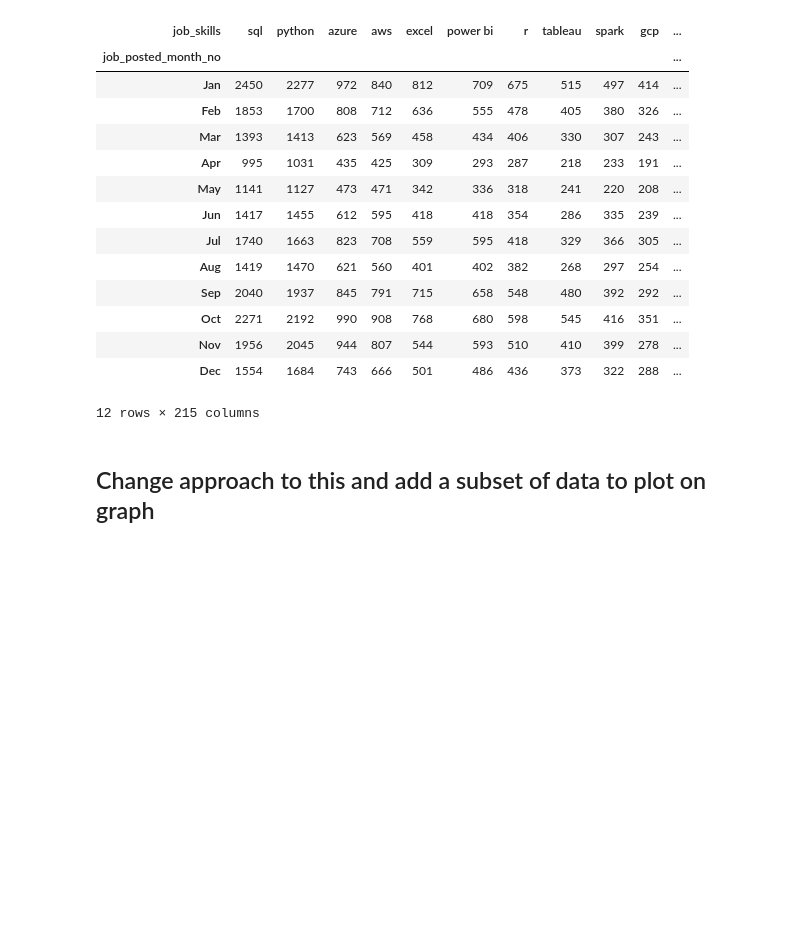
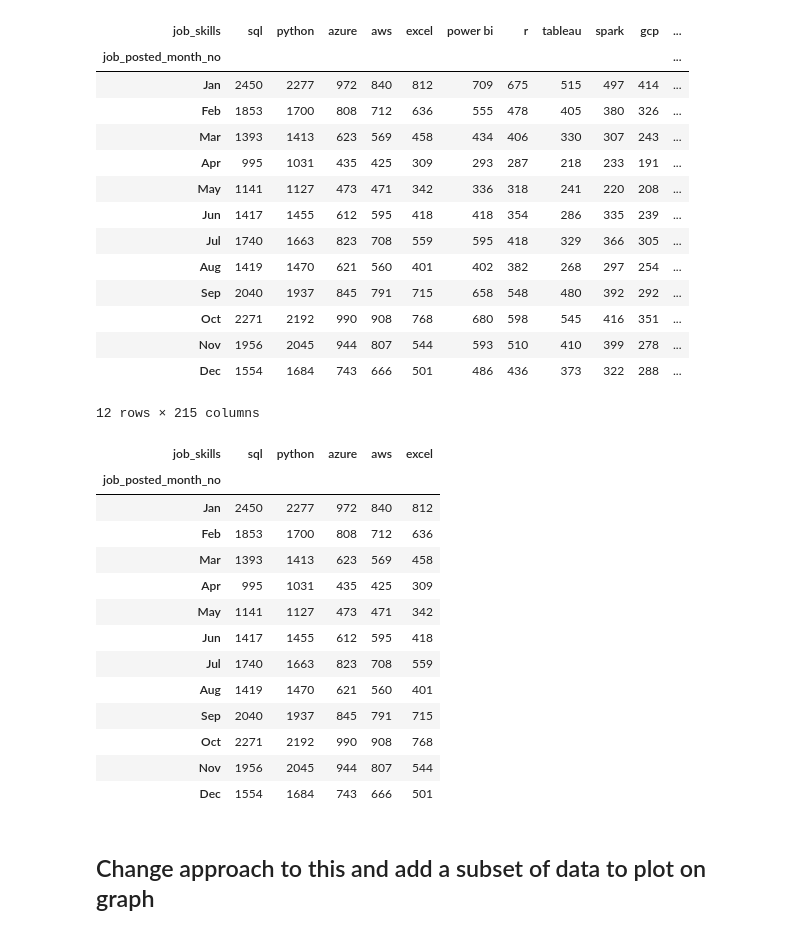
Before and after one commit to Mizan95/Project_Data_Analysis, a Jupyter notebook: 3_Trend_Skills_through_Year.ipynb, the cells around one changed output. Drawn from its saved outputs; the diff is of its cells as text; code cells hidden in the pictures; blank space fills up the shorter version.

```diff
--- a/3_Trend_Skills_through_Year.ipynb
+++ b/3_Trend_Skills_through_Year.ipynb
@@ -95,6 +137,25 @@ df_UK_exploded_pivot
 | Nov | 1956 | 2045 | 944 | 807 | 544 | 593 | 510 | 410 | 399 | 278 | ... |
 | Dec | 1554 | 1684 | 743 | 666 | 501 | 486 | 436 | 373 | 322 | 288 | ... |
 12 rows × 215 columns
+# %%
+data_subset = df_UK_exploded_pivot.iloc[:, :5]
+
+data_subset
+# %% [output]
+| job_skills | sql | python | azure | aws | excel |
+| job_posted_month_no |  |  |  |  |  |
+| Jan | 2450 | 2277 | 972 | 840 | 812 |
+| Feb | 1853 | 1700 | 808 | 712 | 636 |
+| Mar | 1393 | 1413 | 623 | 569 | 458 |
+| Apr | 995 | 1031 | 435 | 425 | 309 |
+| May | 1141 | 1127 | 473 | 471 | 342 |
+| Jun | 1417 | 1455 | 612 | 595 | 418 |
+| Jul | 1740 | 1663 | 823 | 708 | 559 |
+| Aug | 1419 | 1470 | 621 | 560 | 401 |
+| Sep | 2040 | 1937 | 845 | 791 | 715 |
+| Oct | 2271 | 2192 | 990 | 908 | 768 |
+| Nov | 1956 | 2045 | 944 | 807 | 544 |
+| Dec | 1554 | 1684 | 743 | 666 | 501 |
 # %% [markdown]
 ## Change approach to this and add a subset of data to plot on graph
 # %% [markdown]
```
Also changed, not shown: parts of 11 cells of this notebook.
